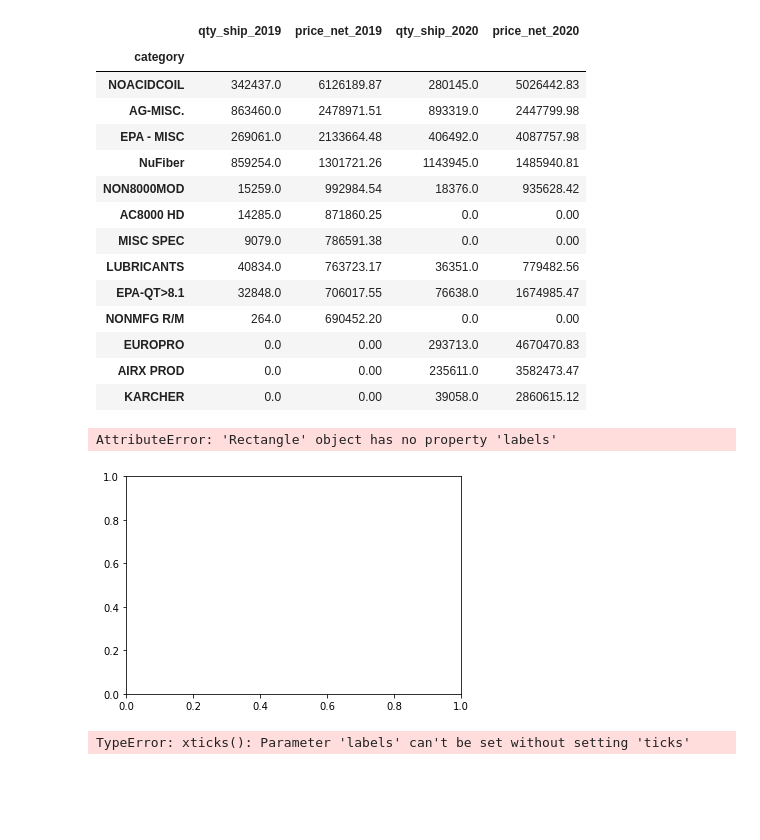
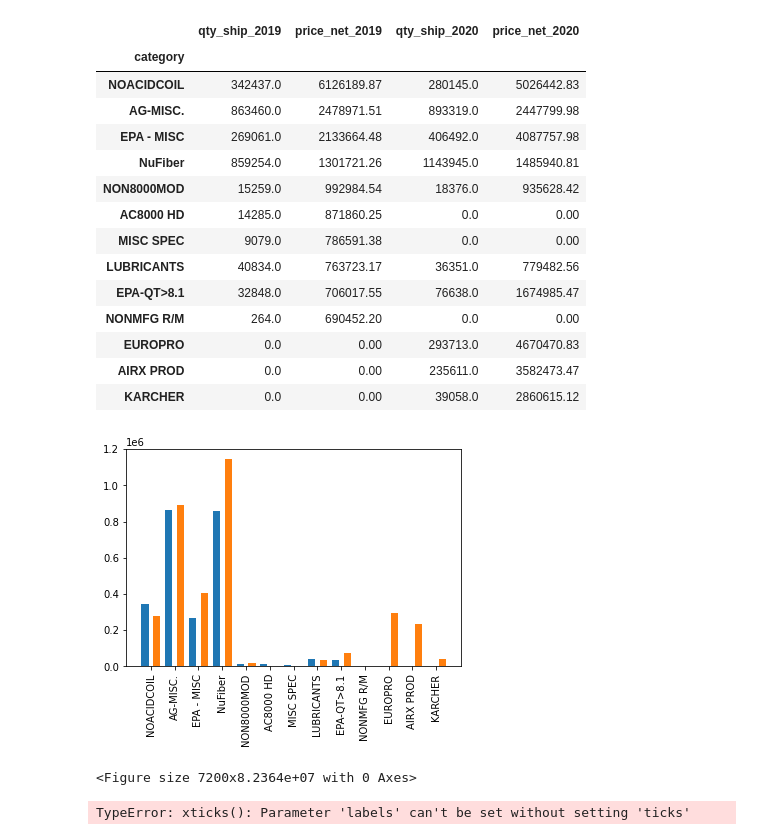
Before and after one commit to aadeba5/Project1, a Jupyter notebook: Nuance_Eric.ipynb, the cells around one changed output. Drawn from its saved outputs; the diff is of its cells as text; code cells hidden in the pictures; blank space fills up the shorter version.

Commit message:
Added bar plot with both years

```diff
--- a/Nuance_Eric.ipynb
+++ b/Nuance_Eric.ipynb
@@ -166,17 +166,21 @@ merged_data
 | AIRX PROD | 0.0 | 0.00 | 235611.0 | 3582473.47 |
 | KARCHER | 0.0 | 0.00 | 39058.0 | 2860615.12 |
 # %%
-xlabels = merged_data.index
+xlabels = merged_data.reset_index(drop=False)
+labels=xlabels['category']
 twenty_19 = merged_data['qty_ship_2019'].to_numpy()
 twenty_20 = merged_data['qty_ship_2020'].to_numpy()
 # %%
 x = np.arange(len(xlabels))
-plt.bar(x, height = merged_data['qty_ship_2019'],labels = xlabels, width=.5)
-plt.bar(x+.5, height = merged_data['qty_ship_2020'],labels = xlabels, width = .5)
+w=.5
+plt.bar(x, height = merged_data['qty_ship_2019'], width=.3)
+plt.bar(x+w, height = merged_data['qty_ship_2020'], width = .3)
+plt.xticks([i+w/2 for i in range(len(x))], labels, rotation=90)
+plt.figure(figsize=(100,twenty20_high) )
 plt.show()
 # %% [output]
+[figure, new version]
-AttributeError: 'Rectangle' object has no property 'labels'
+<Figure size 7200x8.2364e+07 with 0 Axes>
-[figure, old version]
 # %%
 x = np.arange(len(xlabels))
 plt.bar(x, height = twenty_19,width=.5)
```
